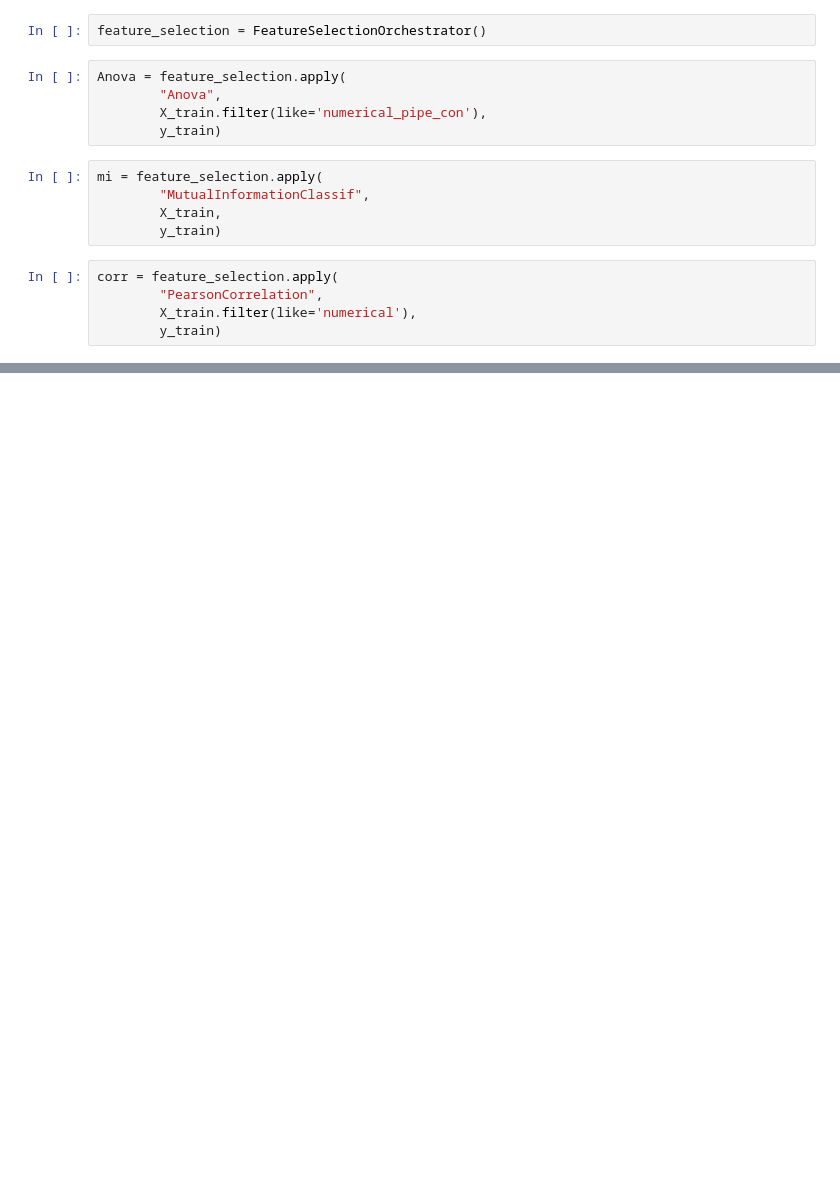
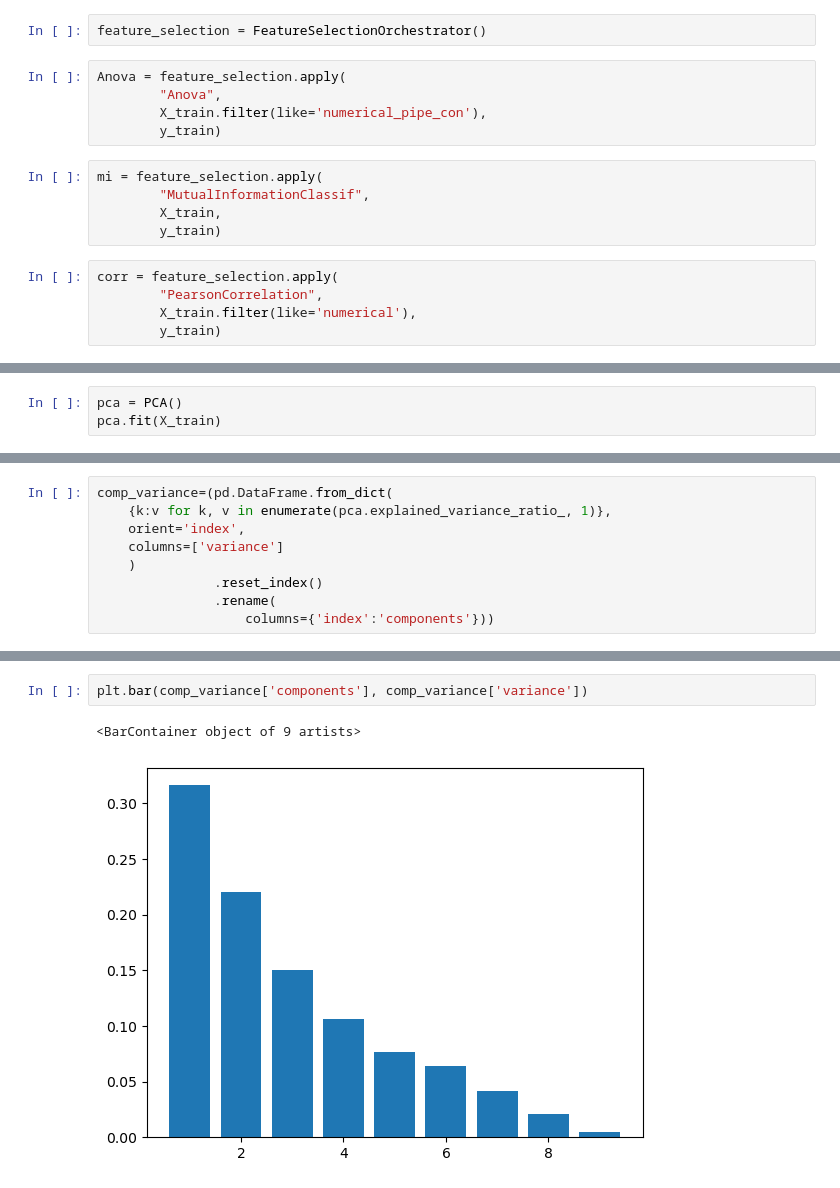
Before and after one commit to gustavoVferrari/kaggle, a Jupyter notebook: Classification/Titanic/notebooks/[03.2] Feature Selection Univariate feat eng.ipynb, the cells around one changed output, grey strips where cells are left out. Cells and saved outputs as stored; diff of their text form; blank space fills up the shorter version.

```diff
--- a/Classification/Titanic/notebooks/[03.2] Feature Selection Univariate feat eng.ipynb
+++ b/Classification/Titanic/notebooks/[03.2] Feature Selection Univariate feat eng.ipynb
@@ -74,0 +80,3 @@ corr
+# %%
+pca = PCA()
+pca.fit(X_train)
@@ -74,0 +87,9 @@ corr
+# %%
+comp_variance=(pd.DataFrame.from_dict(
+    {k:v for k, v in enumerate(pca.explained_variance_ratio_, 1)},
+    orient='index',
+    columns=['variance']
+    )
+               .reset_index()
+               .rename(
+                   columns={'index':'components'}))
@@ -74,0 +109,5 @@ corr
+# %%
+plt.bar(comp_variance['components'], comp_variance['variance'])
+# %% [output]
+<BarContainer object of 9 artists>
+[figure, added]
```
Also changed, not shown: parts of 9 cells of this notebook.
